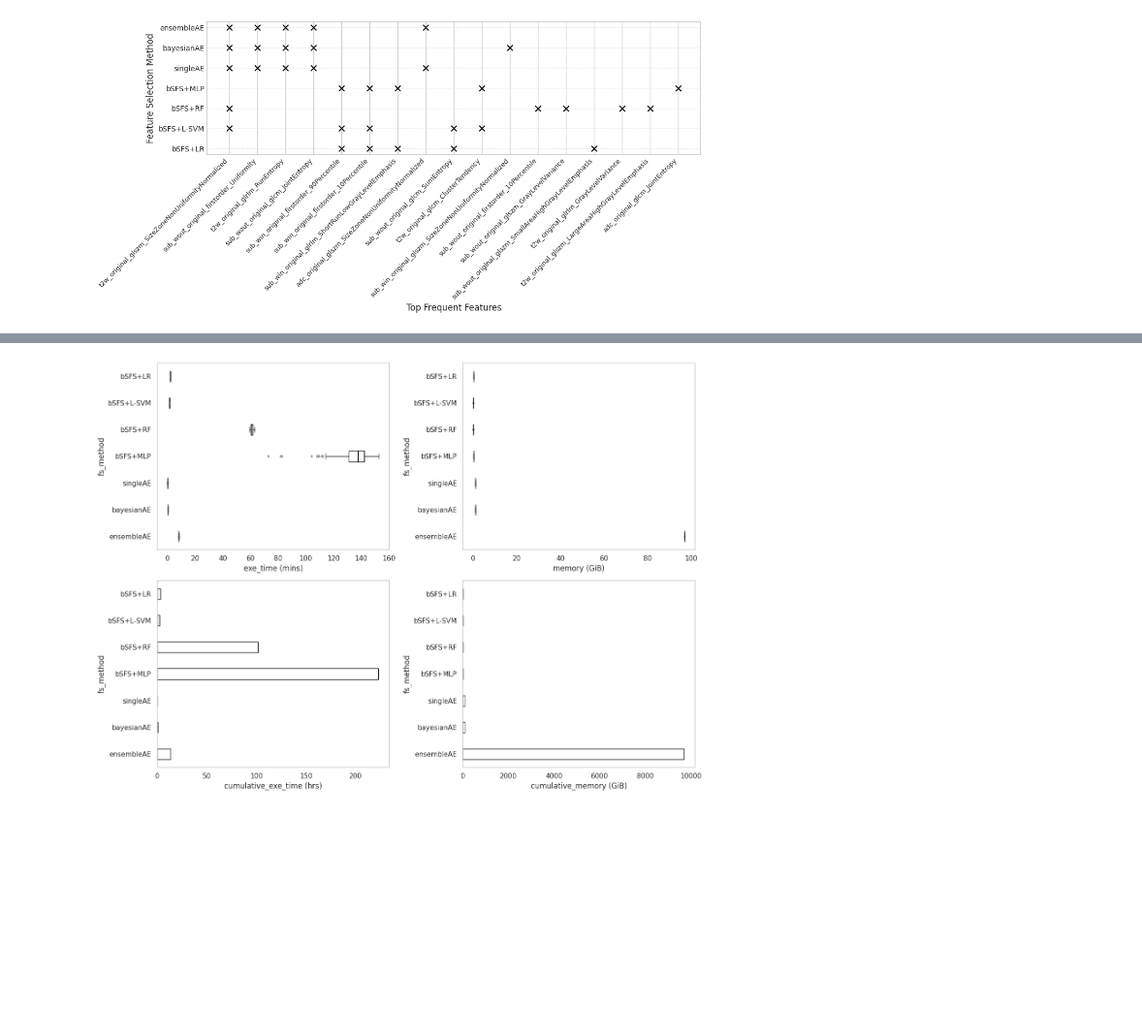
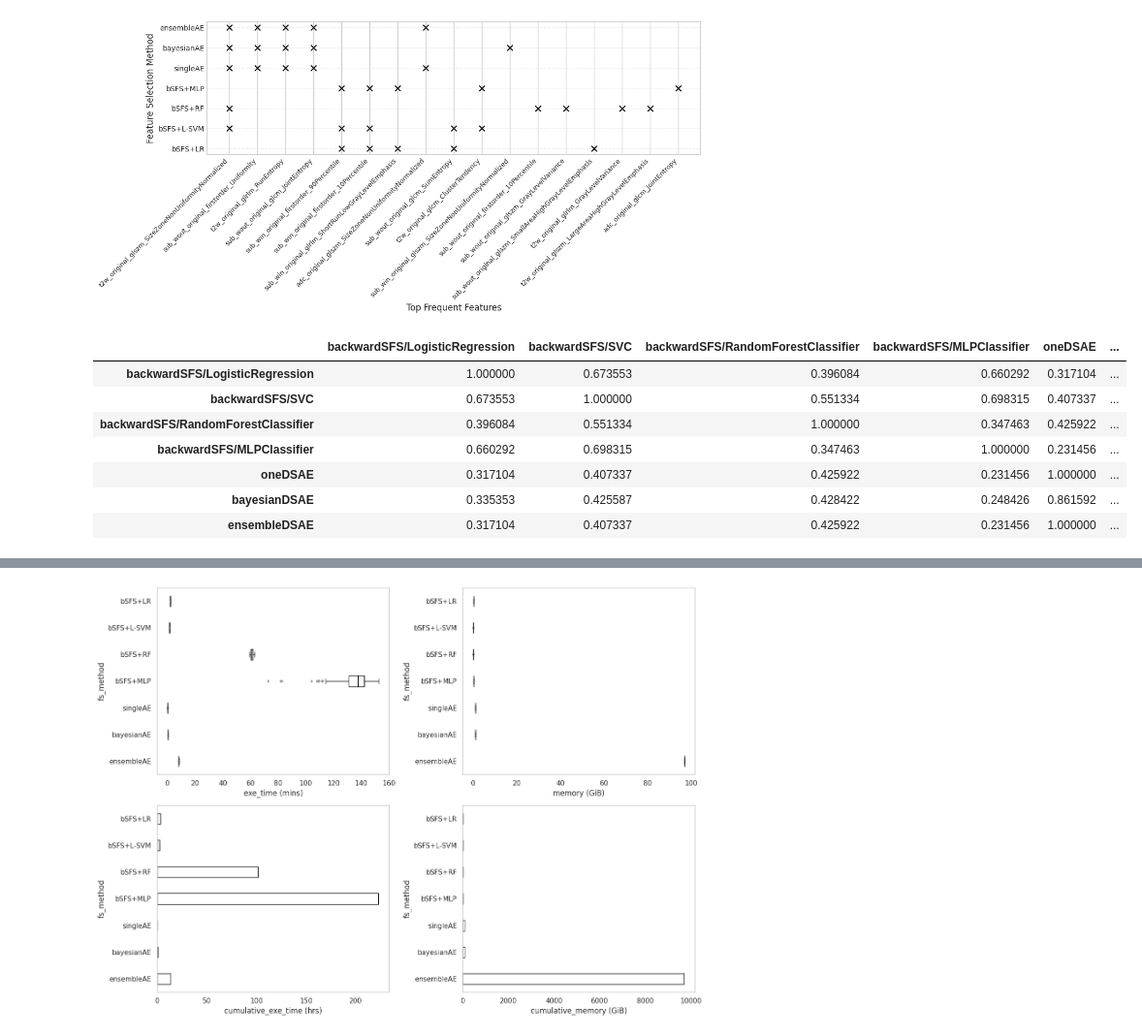
Before and after one commit to sithin-int/autoencoder, a Jupyter notebook: notebooks/stability_analysis.ipynb, the cells around one changed output, grey strips where cells are left out. Shown: that part at 97% size. Saved outputs shown, nothing was run; the diff lists cells and outputs as text; code cells hidden in the pictures; blank space fills up the shorter version.

Commit message:
correlation analysis added

```diff
--- a/notebooks/stability_analysis.ipynb
+++ b/notebooks/stability_analysis.ipynb
@@ -279,3 +279,52 @@ plt.savefig("freq_plot.tif", format="tiff", dpi=600)
 plt.show()
 # %% [output]
 [figure]
+# %%
+# Correlation Analysis
+
+import itertools
+from scipy.optimize import linear_sum_assignment
+
+def mwm(signature_dict, feats_df, corr_method='spearman'):
+
+    fs_methods, signatures = zip(*signature_dict.items())
+
+    df = pd.DataFrame(np.zeros((len(fs_methods), len(fs_methods))), index=fs_methods, columns=fs_methods)
+
+    fs_methods = list(fs_methods)
+    signatures = list(signatures)
+
+    f = list(set(sum(signatures, [])))
+    corr_matrix = feats_df[f].corr(method=corr_method).abs()
+
+    pairs = list(itertools.product(fs_methods, repeat=2))
+
+    for fs_method1, fs_method2 in pairs:
+
+
+        f1_k, f2_k = signature_dict[fs_method1], signature_dict[fs_method2]
+        cost_matrix = corr_matrix.loc[f1_k, f2_k]
+
+        row_ind, col_ind = linear_sum_assignment(cost_matrix, maximize=True)
+
+        cost = cost_matrix.values[row_ind, col_ind].sum()/len(f1_k)
+
+        df.loc[fs_method1, fs_method2] = cost
+
+    return df
+# %%
+signature_dict = dict(zip(freq_feats.fs_method.to_list(), freq_feats.freq_feats.to_list()))
+
+pearson_corr_df = mwm(signature_dict, feats_df, corr_method='pearson')
+spearman_corr_df = mwm(signature_dict, feats_df, corr_method='spearman')
+# %%
+pearson_corr_df
+# %% [output]
+|  | backwardSFS/LogisticRegression | backwardSFS/SVC | backwardSFS/RandomForestClassifier | backwardSFS/MLPClassifier | oneDSAE | ... |
+| backwardSFS/LogisticRegression | 1.000000 | 0.673553 | 0.396084 | 0.660292 | 0.317104 | ... |
+| backwardSFS/SVC | 0.673553 | 1.000000 | 0.551334 | 0.698315 | 0.407337 | ... |
+| backwardSFS/RandomForestClassifier | 0.396084 | 0.551334 | 1.000000 | 0.347463 | 0.425922 | ... |
+| backwardSFS/MLPClassifier | 0.660292 | 0.698315 | 0.347463 | 1.000000 | 0.231456 | ... |
+| oneDSAE | 0.317104 | 0.407337 | 0.425922 | 0.231456 | 1.000000 | ... |
+| bayesianDSAE | 0.335353 | 0.425587 | 0.428422 | 0.248426 | 0.861592 | ... |
+| ensembleDSAE | 0.317104 | 0.407337 | 0.425922 | 0.231456 | 1.000000 | ... |
```
Also changed, not shown: parts of 3 cells of this notebook.
